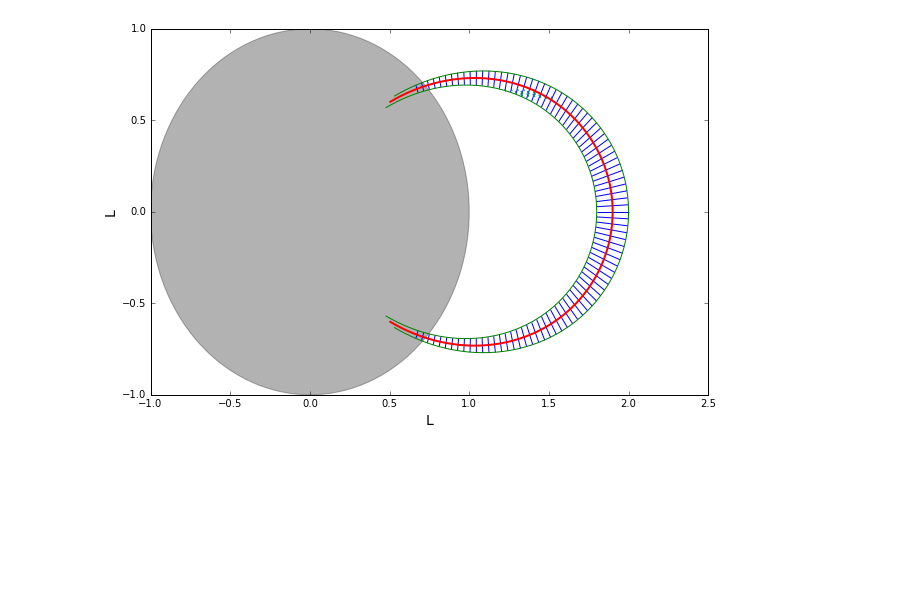
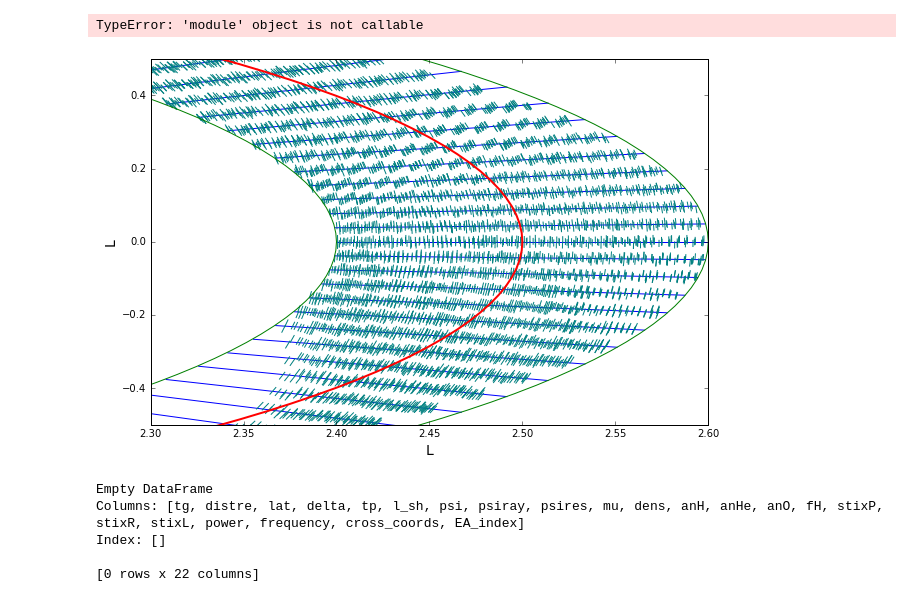
Before and after one commit to asousa/WIPPy, a Jupyter notebook: testbench.ipynb, the cells around one changed output. Cells and saved outputs as stored; diff of their text form; code cells hidden in the pictures; blank space fills up the shorter version.

```diff
--- a/testbench.ipynb
+++ b/testbench.ipynb
@@ -38,16 +44,16 @@ directory='/Users/austin/FUSE/shared/users/asousa/WIPP/WIPPy/python/'
 center_lat=45
 lower_freq=200
 upper_freq=240
-L_shells= 1.9
+L_shells= 2.5
 I0 = -100000
 dlat = 1
 
 
-tstart = time.time()
+#tstart = time.time()
 ray_crossings = calc_scattering(directory, I0, center_lat, lower_freq, upper_freq, L_shells, dlat)
-tstop = time.time()
+#tstop = time.time()
 
-print "Elapsed time: %g seconds"%(tstop - tstart)
+#print "Elapsed time: %g seconds"%(tstop - tstart)
 # %% [output]
 loading  /Users/austin/FUSE/shared/users/asousa/WIPP/WIPPy/python/newray200.dat
 loading  /Users/austin/FUSE/shared/users/asousa/WIPP/WIPPy/python/newray240.dat
@@ -69,3 +115,9 @@ Elapsed time: 2.33514 seconds
+# %%
+(sc.Q_EL*sc.B0/sc.M_EL)/6.28
+
+from scipy import integrate
+# %% [output]
+TypeError: 'module' object is not callable
 # %%
 # Plot the equal-area slices, along with fieldlines, to show that the coordinates are right.
 from calc_scattering import gen_EA_array
@@ -92,37 +144,37 @@ Lmr1 = (L_targ + sc.L_MARGIN)*pow(np.cos(lam*sc.D2R),2)
 Lmr1x= Lmr1*np.cos(lam*sc.D2R)
 Lmr1y= Lmr1*np.sin(lam*sc.D2R)
 Lmr2 = (L_targ - sc.L_MARGIN)*pow(np.cos(lam*sc.D2R),2)
 Lmr2x= Lmr2*np.cos(lam*sc.D2R)
 Lmr2y= Lmr2*np.sin(lam*sc.D2R)
 
 # Plot Equal-Area slices
 po = zip(EA['x1'],EA['y1'])
 p1 = zip(EA['x2'],EA['y2'])
 points = zip(po, p1)
 lc = mc.LineCollection(points)
 
 # Plot Ray Crossing Segments
-rayc = mc.LineCollection(ray_crossings[1].values(),colors=(0,0.5,0.5,1))
+rayc = mc.LineCollection(ray_crossings['cross_coords'],colors=(0,0.5,0.5,1))
 
 
 plt.plot(Lx,Ly,color='r',linewidth=2)  # Field line
 plt.plot(Lmr1x, Lmr1y,color='g')       # Outer boundary
 plt.plot(Lmr2x, Lmr2y,color='g')       # Inner boundary
 ax.add_patch(earth)                    # The earth (round)
 ax.add_collection(lc)                  # Equal-Area segments
 ax.add_collection(rayc)                # Crossed ray segments
 
 ax.autoscale()
-#ax.set_xlim([2.3,2.6])
-#ax.set_ylim([-0.5,0.5])
+ax.set_xlim([2.3,2.6])
+ax.set_ylim([-0.5,0.5])
 ax.set_xlabel('L')
 ax.set_ylabel('L')
 
 
 
 plt.show()
 # %% [output]
-[figure, old version]
+[figure, new version]
 # %%
 tmp = ray_crossings[0]
 tmp.values()
@@ -142,6 +194,12 @@ for row in tmp.values():
     p1_ray.append(row[1])
 # %%
 print ray_crossings
+# %% [output]
+Empty DataFrame
+Columns: [tg, distre, lat, delta, tp, l_sh, psi, psiray, psires, mu, dens, anH, anHe, anO, fH, stixP, stixR, stixL, power, frequency, cross_coords, EA_index]
+Index: []
+
+[0 rows x 22 columns]
 # %%
 from load_rayfile import load_rayfile
 rf = load_rayfile(directory,200)
```
Also changed, not shown: parts of 5 cells of this notebook, 3 other files.
